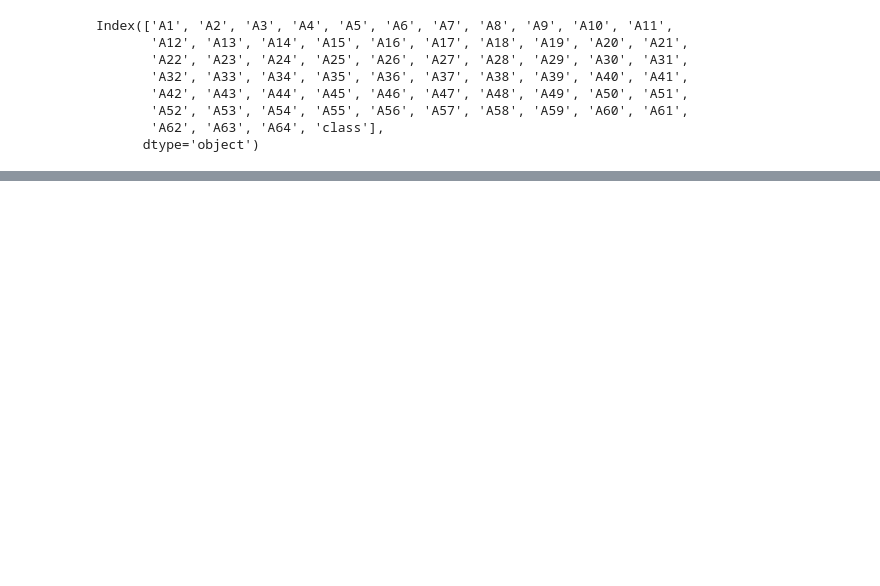
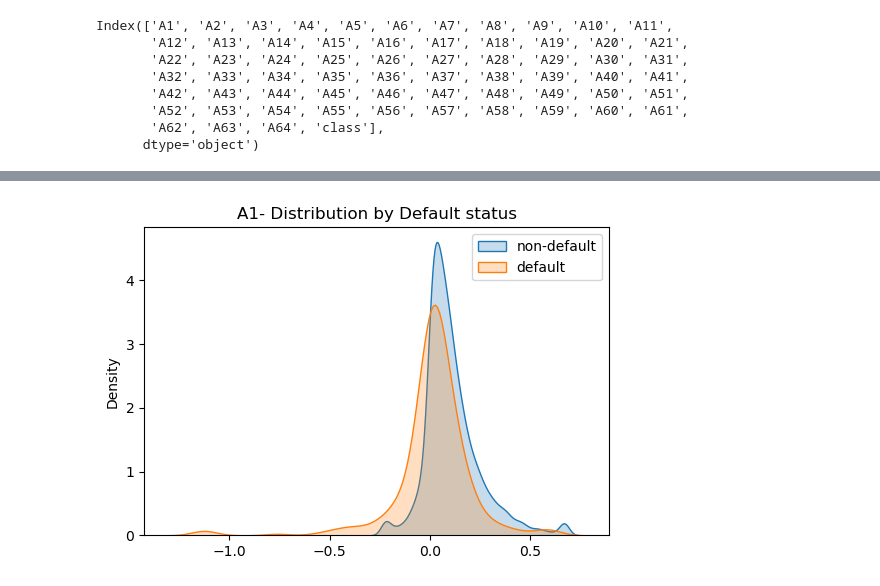
Before and after one commit to Pablomarttinn/Corporate-credit-risk-model, a Jupyter notebook: notebooks/01_context_and_EDA.ipynb, the cells around one changed output, grey strips where cells are left out. Drawn from its saved outputs; the diff is of its cells as text; code cells hidden in the pictures; blank space fills up the shorter version.

```diff
--- a/notebooks/01_context_and_EDA.ipynb
+++ b/notebooks/01_context_and_EDA.ipynb
@@ -106,0 +163,25 @@ Index(['A1', 'A2', 'A3', 'A4', 'A5', 'A6', 'A7', 'A8', 'A9', 'A10', 'A11',
+# %%
+df_healthy = df[df['class']==0]
+df_default = df[df['class']==1]
+# %%
+feature = 'A1' #ROA
+
+plt.figure(figsize=(6,4))
+
+sns.kdeplot(
+    winsorize_series(df_healthy[feature].dropna()),
+    label = 'non-default',
+    fill = True
+)
+
+sns.kdeplot(
+    winsorize_series(df_default[feature].dropna()),
+    label = 'default',
+    fill = True
+)
+
+plt.title(f'{feature}- Distribution by Default status')
+plt.legend()
+plt.show()
+# %% [output]
+[figure, added]
```
Also changed, not shown: parts of 23 cells of this notebook.
